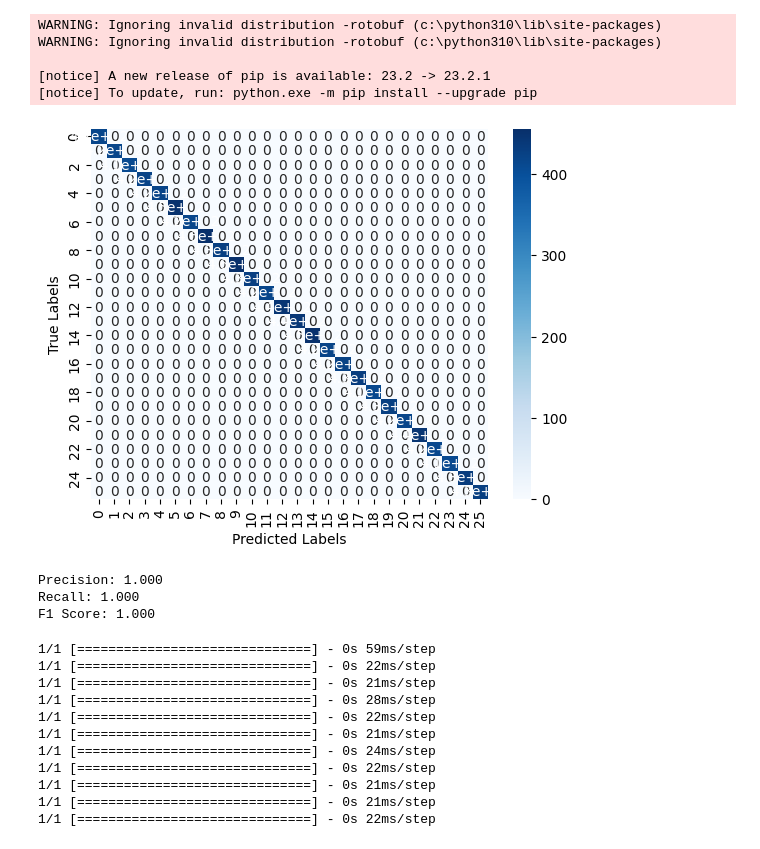
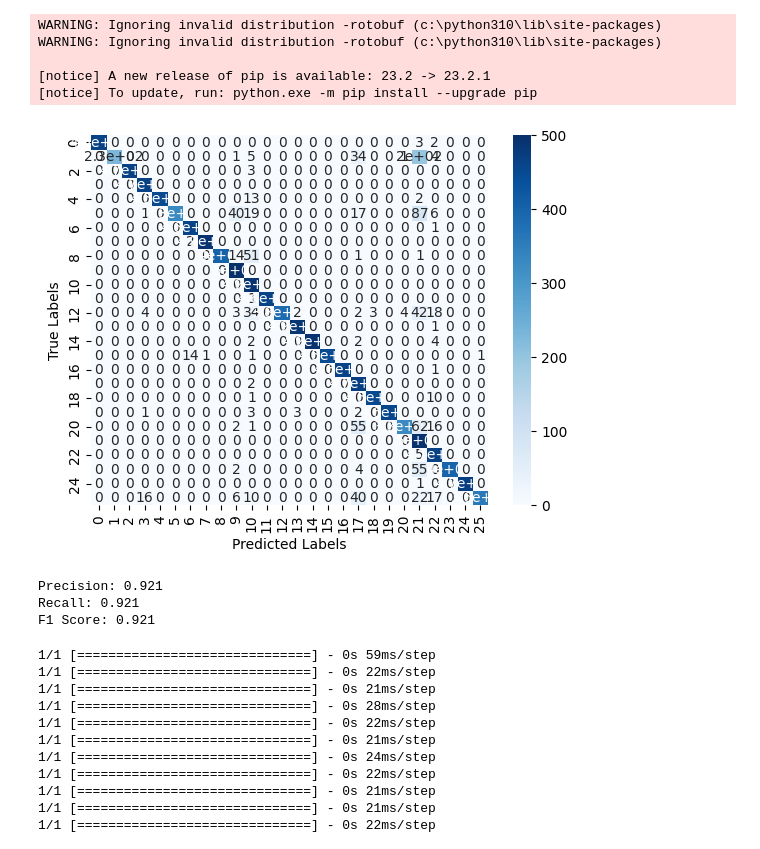
Before and after one commit to meghanagupta28/Hand-Gesture-Detection-ML-, a Jupyter notebook: model.ipynb, the cells around one changed output. Saved outputs shown, nothing was run; the diff lists cells and outputs as text; code cells hidden in the pictures.

```diff
--- a/model.ipynb
+++ b/model.ipynb
@@ -185,38 +185,38 @@ import matplotlib.pyplot as plt
 from sklearn.metrics import confusion_matrix, classification_report
 from sklearn.metrics import precision_score, recall_score, f1_score
 import matplotlib.pyplot as plt
 
 # Generate some random data
 y_true = []
 y_pred = []
 
-for image, label in train:
+for image, label in test:
 
     pred = model.predict_on_batch(image)
     for prediction in pred:
         y_pred.append(np.argmax(prediction))
 
     for lab in label:
         y_true.append(lab)
 
 
 # Create the confusion matrix
 confusion_matrix = tensorflow.math.confusion_matrix(y_true, y_pred)
 
 # Plot the confusion matrix using a heatmap
 sns.heatmap(confusion_matrix, annot=True, cmap='Blues')
 plt.xlabel('Predicted Labels')
 plt.ylabel('True Labels')
 plt.show()
 
 print('Precision: %.3f' % precision_score(y_true, y_pred, average='micro' ))
 print('Recall: %.3f' % recall_score(y_true, y_pred, average = 'micro'))
 print('F1 Score: %.3f' % f1_score(y_true, y_pred, average='micro'))
 # %% [output]
-[figure, old version]
+[figure, new version]
-Precision: 1.000
-Recall: 1.000
-F1 Score: 1.000
+Precision: 0.921
+Recall: 0.921
+F1 Score: 0.921
 # %%
 import math
 import numpy as np
```
